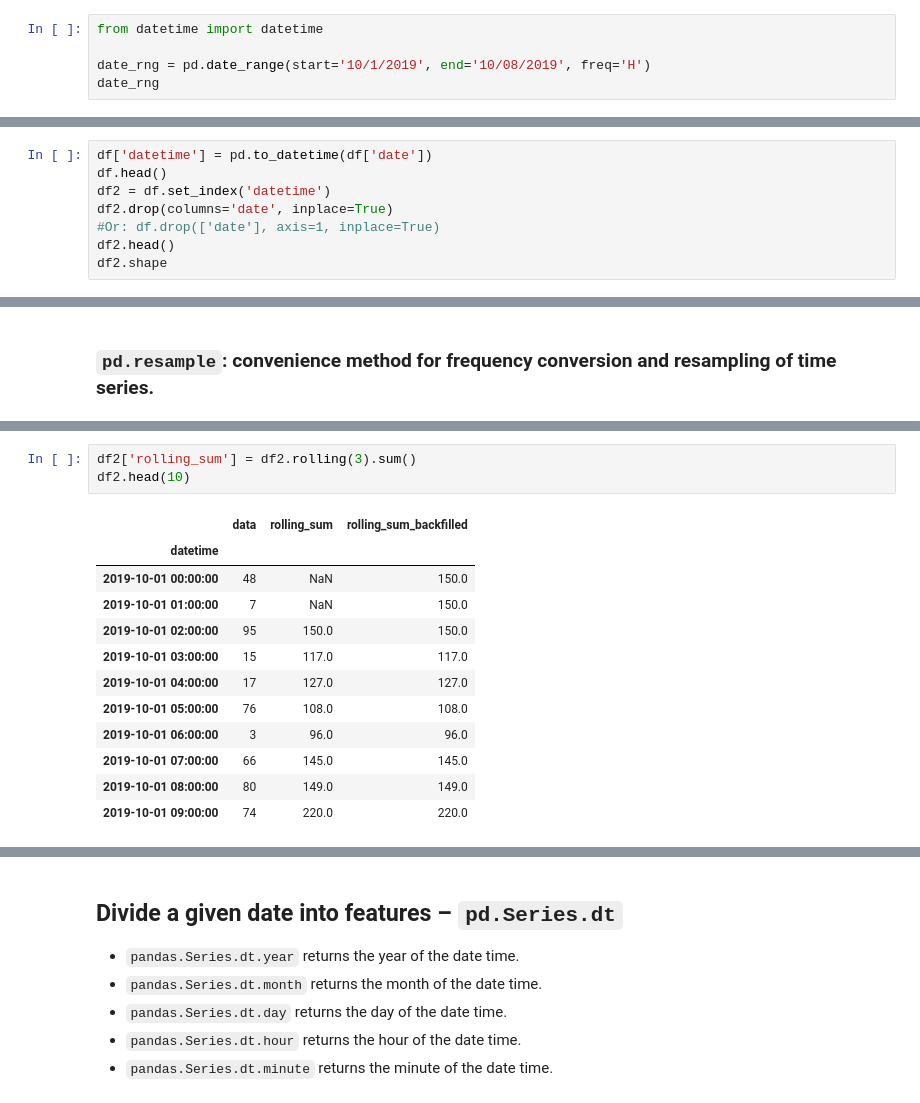
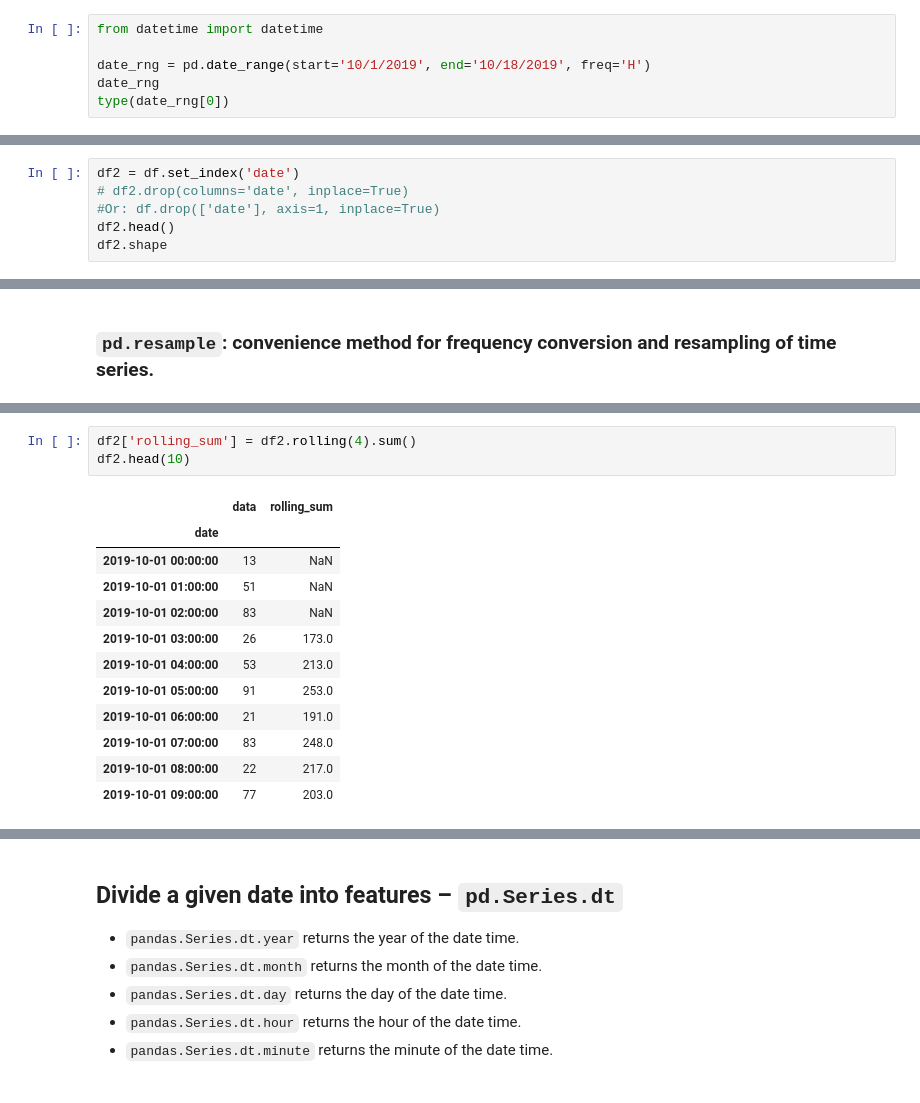
Before and after one commit to hangjianli/2019-fa-stats131, a Jupyter notebook: disc5.ipynb, the cells around one changed output, grey strips where cells are left out. Cells and saved outputs as stored; diff of their text form.

```diff
--- a/disc5.ipynb
+++ b/disc5.ipynb
@@ -73,5 +192,6 @@ df1
 # %%
 from datetime import datetime
 
-date_rng = pd.date_range(start='10/1/2019', end='10/08/2019', freq='H')
+date_rng = pd.date_range(start='10/1/2019', end='10/18/2019', freq='H')
 date_rng
+type(date_rng[0])
@@ -86,8 +263,6 @@ df.head(15)
 # %%
-df['datetime'] = pd.to_datetime(df['date'])
-df.head()
-df2 = df.set_index('datetime')
-df2.drop(columns='date', inplace=True)
+df2 = df.set_index('date')
+# df2.drop(columns='date', inplace=True)
 #Or: df.drop(['date'], axis=1, inplace=True)
 df2.head()
 df2.shape
@@ -158,19 +462,19 @@ df2.resample('D',
 # %%
-df2['rolling_sum'] = df2.rolling(3).sum()
+df2['rolling_sum'] = df2.rolling(4).sum()
 df2.head(10)
 # %% [output]
-|  | data | rolling_sum | rolling_sum_backfilled |
-| datetime |  |  |  |
-| 2019-10-01 00:00:00 | 48 | NaN | 150.0 |
-| 2019-10-01 01:00:00 | 7 | NaN | 150.0 |
-| 2019-10-01 02:00:00 | 95 | 150.0 | 150.0 |
-| 2019-10-01 03:00:00 | 15 | 117.0 | 117.0 |
-| 2019-10-01 04:00:00 | 17 | 127.0 | 127.0 |
-| 2019-10-01 05:00:00 | 76 | 108.0 | 108.0 |
-| 2019-10-01 06:00:00 | 3 | 96.0 | 96.0 |
-| 2019-10-01 07:00:00 | 66 | 145.0 | 145.0 |
-| 2019-10-01 08:00:00 | 80 | 149.0 | 149.0 |
-| 2019-10-01 09:00:00 | 74 | 220.0 | 220.0 |
+|  | data | rolling_sum |
+| date |  |  |
+| 2019-10-01 00:00:00 | 13 | NaN |
+| 2019-10-01 01:00:00 | 51 | NaN |
+| 2019-10-01 02:00:00 | 83 | NaN |
+| 2019-10-01 03:00:00 | 26 | 173.0 |
+| 2019-10-01 04:00:00 | 53 | 213.0 |
+| 2019-10-01 05:00:00 | 91 | 253.0 |
+| 2019-10-01 06:00:00 | 21 | 191.0 |
+| 2019-10-01 07:00:00 | 83 | 248.0 |
+| 2019-10-01 08:00:00 | 22 | 217.0 |
+| 2019-10-01 09:00:00 | 77 | 203.0 |
 # %%
 df2['rolling_sum_backfilled'] = df2['rolling_sum'].fillna(method='backfill')
 df2.head(10)
```
Also changed, not shown: parts of 43 cells of this notebook.
